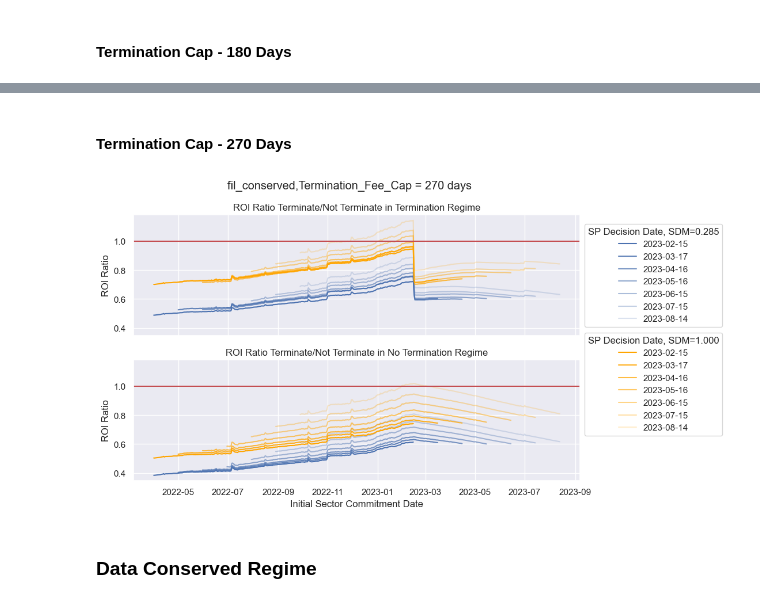
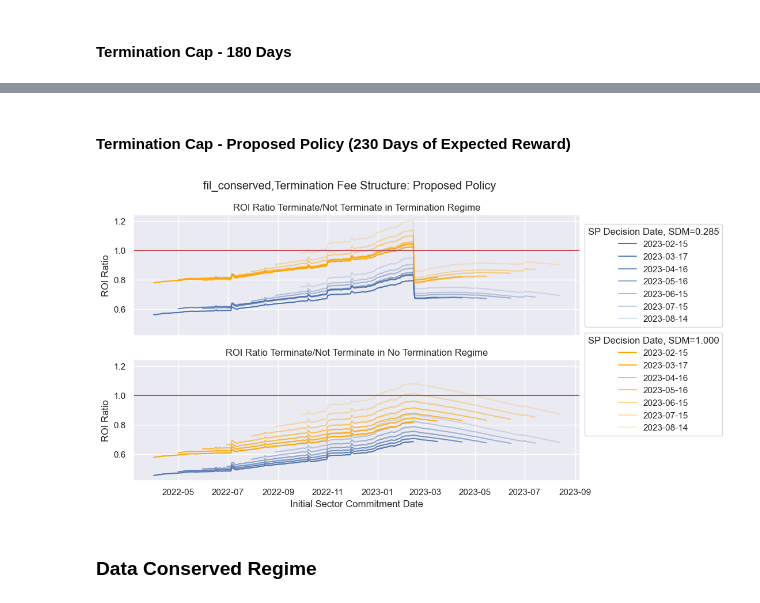
Before and after one commit to protocol/CryptoEconLab, a Jupyter notebook: notebooks/termination_fees/SP_Rational_Termination_Model.ipynb, the cells around one changed output, grey strips where cells are left out. Cells and saved outputs as stored; diff of their text form; code cells hidden in the pictures.

Commit message:
Updates to SP Termination Model

```diff
--- a/notebooks/termination_fees/SP_Rational_Termination_Model.ipynb
+++ b/notebooks/termination_fees/SP_Rational_Termination_Model.ipynb
@@ -309,14 +472,14 @@ for idx,decision_date in enumerate(results_roi_ratios.keys()):
 axs[0].legend(loc='center left', bbox_to_anchor=(1.0, 0.5), title='SP Decision Date')
 axs[0].axhline(1, c='r')
 
-axs[0].set_title('Termination_Fee_Cap = ' + str(termination_cap) + ' days')
+axs[0].set_title('Termination_Fee_Structure: Current Policy')
 axs[0].set_xlabel('Sector Initial Seal Date')
 axs[0].set_ylabel('ROI Ratio')
 
 # Plot 270 Fee Cap
 reward_years = 1
 num_sectors=1
-termination_cap = 90 * 3
+termination_cap = 230
 salvage_value = 1/4 * 0.4
 reseal_cost = 0.55 * GiB/TiB * 32 * 1.2
 
@@ -342,9 +505,10 @@ for idx,decision_date in enumerate(results_roi_ratios.keys()):
 axs[1].legend(loc='center left', bbox_to_anchor=(1.0, 0.5), title='SP Decision Date')
 axs[1].axhline(1, c='r')
 
-axs[1].set_title('Termination_Fee_Cap = ' + str(termination_cap) + ' days')
+axs[1].set_title('Termination_Fee_Structure: Proposed Policy')
 axs[1].set_xlabel('Sector Initial Seal Date')
 axs[1].set_ylabel('ROI Ratio')
 
 plt.suptitle('ROI Ratio: Terminate & Reonboard vs Extend & Maintain Sector')
+plt.savefig('ROI Ratio: Terminate & Reonboard vs Extend & Maintain Sector', bbox_inches='tight')
 # %% [output]
@@ -392,6 +516,7 @@ Note:
 # %%
 ## Get Data
-def get_regime_dfs(path=os.getcwd() + '/results/incentive_to_terminate/',
+base_path = '/Users/vkalghatgi/Dropbox/Protocol_Labs/CEL_Public_Repo/notebooks/sector_duration_multiplier'
+def get_regime_dfs(path=base_path + '/results/incentive_to_terminate/',
                   burn_boost='',
                   lock_target='',
                   plt_regime='',
@@ -480,13 +605,7 @@ def compute_roi_ratios(dfs_dict_regime,
 
             ## Calc ROI Terminate
             block_reward_terminate = num_sectors * df[rewards_mask]['day_rewards_per_sector'].values.sum()
-
-            date_diff = decision_date - seal_date
-
-            if decision_date - seal_date > time_delta(90):
-                termination_fee = num_sectors * df[termination_mask]['day_rewards_per_sector'].head(termination_cap).values.sum()
-            else:
-                termination_fee = num_sectors * df[termination_mask]['day_rewards_per_sector'].head(date_diff.days).values.sum()
+            termination_fee = num_sectors * df[termination_mask]['day_rewards_per_sector'].head(termination_cap).values.sum()
             ROI_terminate = ((block_reward_terminate) + (IP_seal - IP_reseal) - termination_fee + salvage_value - reseal_cost)/IP_seal
 
             ## Calc ROI No Temrinate
@@ -510,6 +629,7 @@ def compute_roi_ratios(dfs_dict_regime,
 def plot_termination_results(termination_cap=90,
                              plt_regime='fil_conserved'):
     # Load and compute SDM Slope 0.285 Results
+    base_path = '/Users/vkalghatgi/Dropbox/Protocol_Labs/CEL_Public_Repo/notebooks/sector_duration_multiplier'
     duration_slope = 0.285
     burn_boost = 1
     lock_target = 0.3
@@ -517,7 +637,7 @@ def plot_termination_results(termination_cap=90,
     rbp_i = 'last_historical'
     rr_i = rbp_i
     filplus_i = 0.6
-    dfs_dict_FIL_Conserved_minSlope = get_regime_dfs(path=os.getcwd() + '/results/incentive_to_terminate/',
+    dfs_dict_FIL_Conserved_minSlope = get_regime_dfs(path=base_path + '/results/incentive_to_terminate/',
                                                      burn_boost=burn_boost,
                                                      lock_target=lock_target, plt_regime=plt_regime, duration_yr=duration_yr, rbp_i=rbp_i,rr_i=rr_i,filplus_i=filplus_i,duration_slope=duration_slope,is90=True)
 
@@ -536,7 +656,7 @@ def plot_termination_results(termination_cap=90,
     rr_i = rbp_i
     filplus_i = 0.6
     duration_slope = 1
-    dfs_dict_FIL_Conserved_maxSlope = get_regime_dfs(path=os.getcwd() + '/results/incentive_to_terminate/', burn_boost=burn_boost,lock_target=lock_target,plt_regime=plt_regime,duration_yr=duration_yr, rbp_i=rbp_i,rr_i=rr_i,filplus_i=filplus_i,duration_slope=duration_slope,is90=True)
+    dfs_dict_FIL_Conserved_maxSlope = get_regime_dfs(path=base_path + '/results/incentive_to_terminate/', burn_boost=burn_boost,lock_target=lock_target,plt_regime=plt_regime,duration_yr=duration_yr, rbp_i=rbp_i,rr_i=rr_i,filplus_i=filplus_i,duration_slope=duration_slope,is90=True)
 
     results_roi_ratios_FIL_Conserved_group_terminates_maxSlope = compute_roi_ratios(dfs_dict_FIL_Conserved_maxSlope['Group_Terminates'],
                                                                                    sdm_slope=duration_slope,
@@ -585,7 +705,10 @@ def plot_termination_results(termination_cap=90,
     axs[1].set_xlabel('Initial Sector Commitment Date')
     axs[1].set_ylabel('ROI Ratio')
 
-    plt.suptitle(str(plt_regime) + ',Termination_Fee_Cap = ' + str(termination_cap) + ' days')
+    if termination_cap==90:
+        plt.suptitle(str(plt_regime) + ',Termination Fee Structure: Current Policy')
+    else:
+        plt.suptitle(str(plt_regime) + ',Termination Fee Structure: Proposed Policy')
 # %% [markdown]
 ### FIL Conserved Regime
 # %% [markdown]
@@ -611,13 +736,13 @@ plt.savefig(plt_regime+ '_'+str(termination_cap), bbox_inches='tight')
 # %% [markdown]
-#### Termination Cap - 270 Days
+#### Termination Cap  - Proposed Policy (230 Days of Expected Reward)
 # %%
-termination_cap=270
+termination_cap=230
 plt_regime='fil_conserved'
-plot_termination_results(termination_cap=270,
+plot_termination_results(termination_cap=230,
                              plt_regime='fil_conserved')
-plt.savefig(plt_regime+ '_'+str(termination_cap), bbox_inches='tight')
+plt.savefig(plt_regime+ '_Termination_Proposed_Policy', bbox_inches='tight')
 # %% [output]
-[figure, old version]
+[figure, new version]
 # %% [markdown]
 ### Data Conserved Regime
 # %% [markdown]
```
Also changed, not shown: parts of 14 cells of this notebook, 14 other files.
